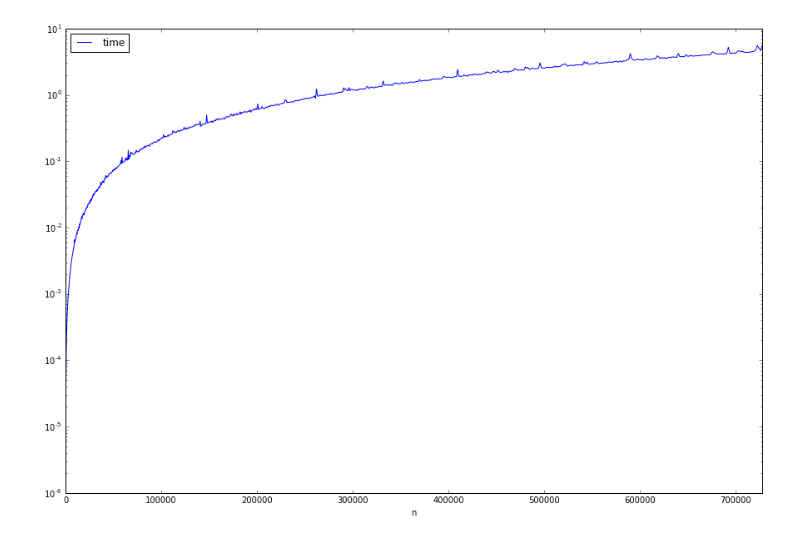
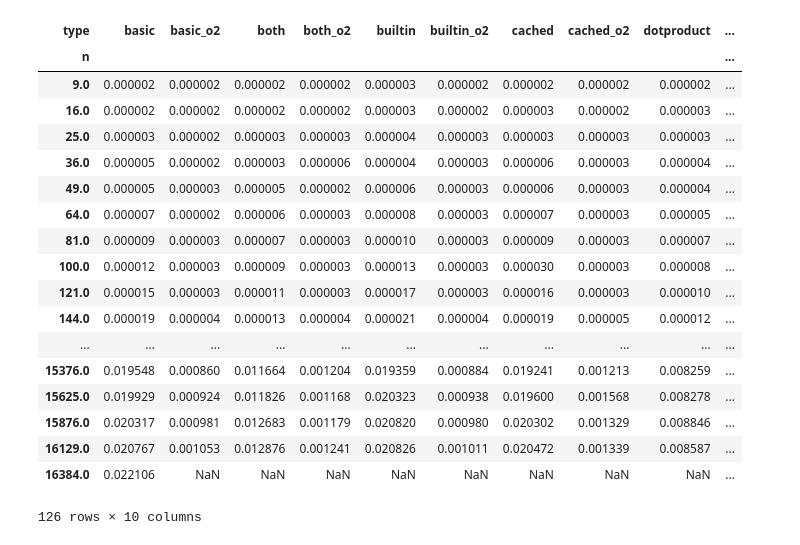
Before and after one commit to ajopek/agh-fortran-project2, a Jupyter notebook: Plots.ipynb, the cells around one changed output. Saved outputs shown, nothing was run; the diff lists cells and outputs as text; code cells hidden in the pictures.

Commit message:
Change script and ploting to plot all data on one plot

```diff
--- a/Plots.ipynb
+++ b/Plots.ipynb
@@ -28,6 +4,29 @@ plot.show()
-# %%
-data_both.sort_values(by='n').plot(figsize=(15, 10), x='n', y='time')
-plot.yscale('log')
-plot.show()
-# %% [output]
-[figure, removed]
+# %%
+# Load data
+data = pan.read_table('result.data', sep=r"\s+", header=0)
+# %%
+data['type'] = data.type.apply(lambda x: x.strip())
+data2 = data.groupby(['n', 'type']).agg({'time': 'mean'})
+data3 = data2.unstack('type')
+data3.columns = data3.columns.get_level_values(1)
+data3
+# %% [output]
+| type | basic | basic_o2 | both | both_o2 | builtin | builtin_o2 | cached | cached_o2 | dotproduct | ... |
+| n |  |  |  |  |  |  |  |  |  | ... |
+| 9.0 | 0.000002 | 0.000002 | 0.000002 | 0.000002 | 0.000003 | 0.000002 | 0.000002 | 0.000002 | 0.000002 | ... |
+| 16.0 | 0.000002 | 0.000002 | 0.000002 | 0.000002 | 0.000003 | 0.000002 | 0.000003 | 0.000002 | 0.000003 | ... |
+| 25.0 | 0.000003 | 0.000002 | 0.000003 | 0.000003 | 0.000004 | 0.000003 | 0.000003 | 0.000003 | 0.000003 | ... |
+| 36.0 | 0.000005 | 0.000002 | 0.000003 | 0.000006 | 0.000004 | 0.000003 | 0.000006 | 0.000003 | 0.000004 | ... |
+| 49.0 | 0.000005 | 0.000003 | 0.000005 | 0.000002 | 0.000006 | 0.000003 | 0.000006 | 0.000003 | 0.000004 | ... |
+| 64.0 | 0.000007 | 0.000002 | 0.000006 | 0.000003 | 0.000008 | 0.000003 | 0.000007 | 0.000003 | 0.000005 | ... |
+| 81.0 | 0.000009 | 0.000003 | 0.000007 | 0.000003 | 0.000010 | 0.000003 | 0.000009 | 0.000003 | 0.000007 | ... |
+| 100.0 | 0.000012 | 0.000003 | 0.000009 | 0.000003 | 0.000013 | 0.000003 | 0.000030 | 0.000003 | 0.000008 | ... |
+| 121.0 | 0.000015 | 0.000003 | 0.000011 | 0.000003 | 0.000017 | 0.000003 | 0.000016 | 0.000003 | 0.000010 | ... |
+| 144.0 | 0.000019 | 0.000004 | 0.000013 | 0.000004 | 0.000021 | 0.000004 | 0.000019 | 0.000005 | 0.000012 | ... |
+| ... | ... | ... | ... | ... | ... | ... | ... | ... | ... | ... |
+| 15376.0 | 0.019548 | 0.000860 | 0.011664 | 0.001204 | 0.019359 | 0.000884 | 0.019241 | 0.001213 | 0.008259 | ... |
+| 15625.0 | 0.019929 | 0.000924 | 0.011826 | 0.001168 | 0.020323 | 0.000938 | 0.019600 | 0.001568 | 0.008278 | ... |
+| 15876.0 | 0.020317 | 0.000981 | 0.012683 | 0.001179 | 0.020820 | 0.000980 | 0.020302 | 0.001329 | 0.008846 | ... |
+| 16129.0 | 0.020767 | 0.001053 | 0.012876 | 0.001241 | 0.020826 | 0.001011 | 0.020472 | 0.001339 | 0.008587 | ... |
+| 16384.0 | 0.022106 | NaN | NaN | NaN | NaN | NaN | NaN | NaN | NaN | ... |
+126 rows × 10 columns
```
Also changed, not shown: parts of 7 cells of this notebook, 2 other files.
